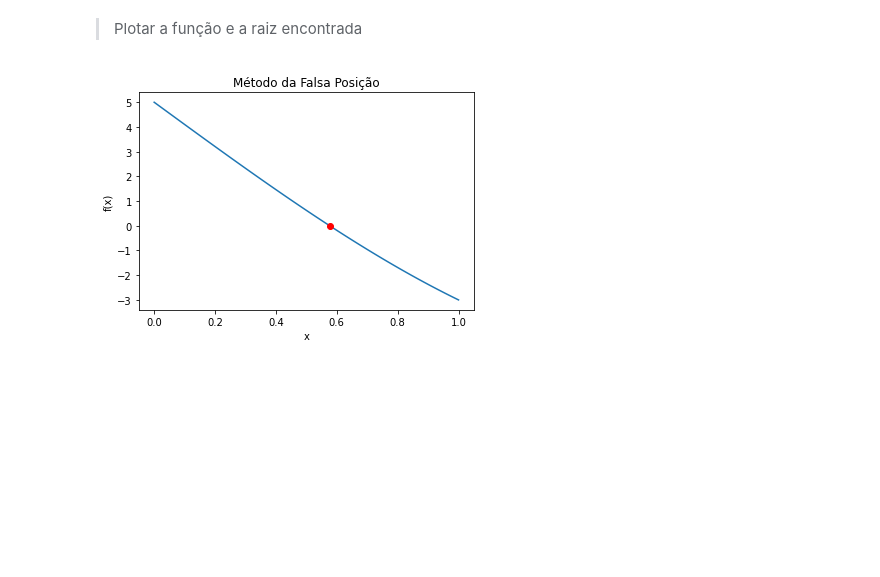
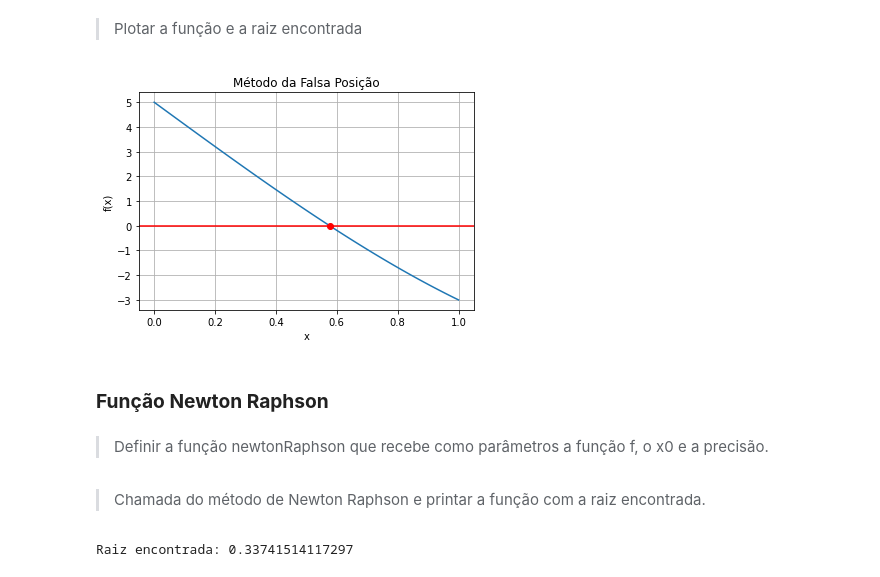
Before and after one commit to juathanduarte/cncomp, a Jupyter notebook: CNCP.ipynb, the cells around one changed output. Cells and saved outputs as stored; diff of their text form; code cells hidden in the pictures; blank space fills up the shorter version.

```diff
--- a/CNCP.ipynb
+++ b/CNCP.ipynb
@@ -87,11 +90,17 @@ Raiz encontrada: 0.5768875239163401
 # %%
 x = np.linspace(a, b, 100)
 y = f(x)
-plt.plot(x, y)
+plt.plot(x, y, linestyle='-')
 plt.plot(root, f(root), 'ro')
 plt.xlabel('x')
 plt.ylabel('f(x)')
+plt.axhline(y=0, color='red')
 plt.title('Método da Falsa Posição')
+plt.grid()
 plt.show()
 # %% [output]
-[figure, old version]
+[figure, new version]
+# %% [markdown]
+### **Função Newton Raphson**
+# %% [markdown]
+>Definir a função newtonRaphson que recebe como parâmetros a função f, o x0 e a precisão.
@@ -97,0 +129,7 @@ plt.show()
+# %% [markdown]
+>Chamada do método de Newton Raphson e printar a função com a raiz encontrada.
+# %%
+root = newtonRaphson(f, x0, precision)
+print(f"Raiz encontrada: {root}")
+# %% [output]
+Raiz encontrada: 0.33741514117297
```
Also changed, not shown: parts of 14 cells of this notebook.
